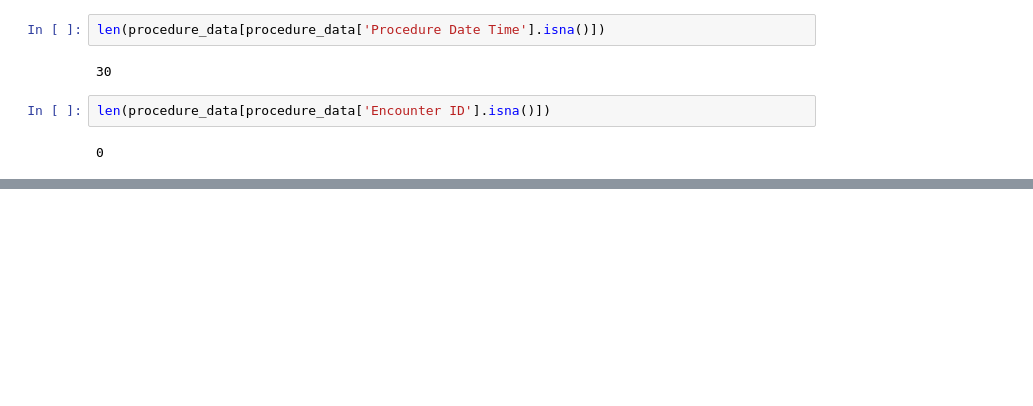
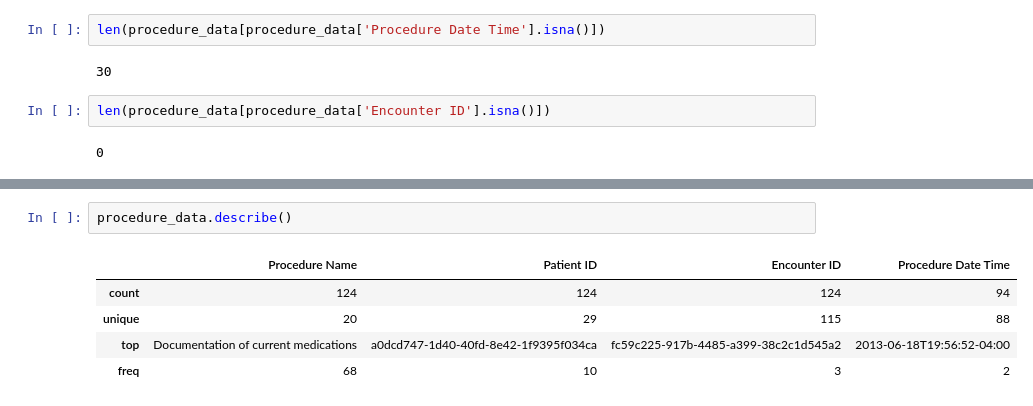
Before and after one commit to nischalmainali21/python_image_task, a Jupyter notebook: health_task/procedure.ipynb, the cells around one changed output, grey strips where cells are left out. Saved outputs shown, nothing was run; the diff lists cells and outputs as text; blank space fills up the shorter version.

Commit message:
update procedure data

```diff
--- a/health_task/procedure.ipynb
+++ b/health_task/procedure.ipynb
@@ -315,0 +331,8 @@ len(procedure_data[procedure_data['Encounter ID'].isna()])
+# %%
+procedure_data.describe()
+# %% [output]
+|  | Procedure Name | Patient ID | Encounter ID | Procedure Date Time |
+| count | 124 | 124 | 124 | 94 |
+| unique | 20 | 29 | 115 | 88 |
+| top | Documentation of current medications | a0dcd747-1d40-40fd-8e42-1f9395f034ca | fc59c225-917b-4485-a399-38c2c1d545a2 | 2013-06-18T19:56:52-04:00 |
+| freq | 68 | 10 | 3 | 2 |
```
Also changed, not shown: parts of 7 cells of this notebook, 1 other file.
